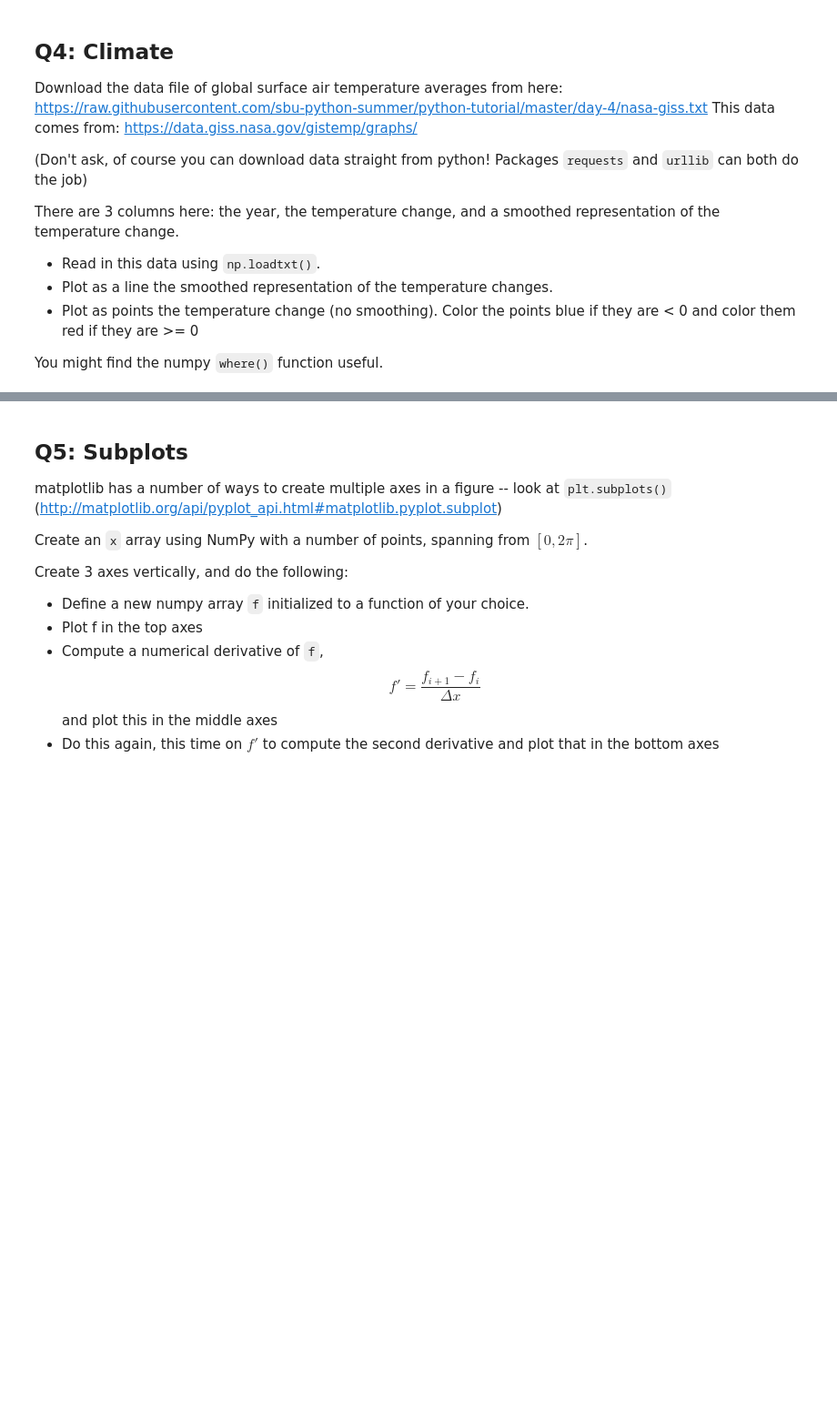
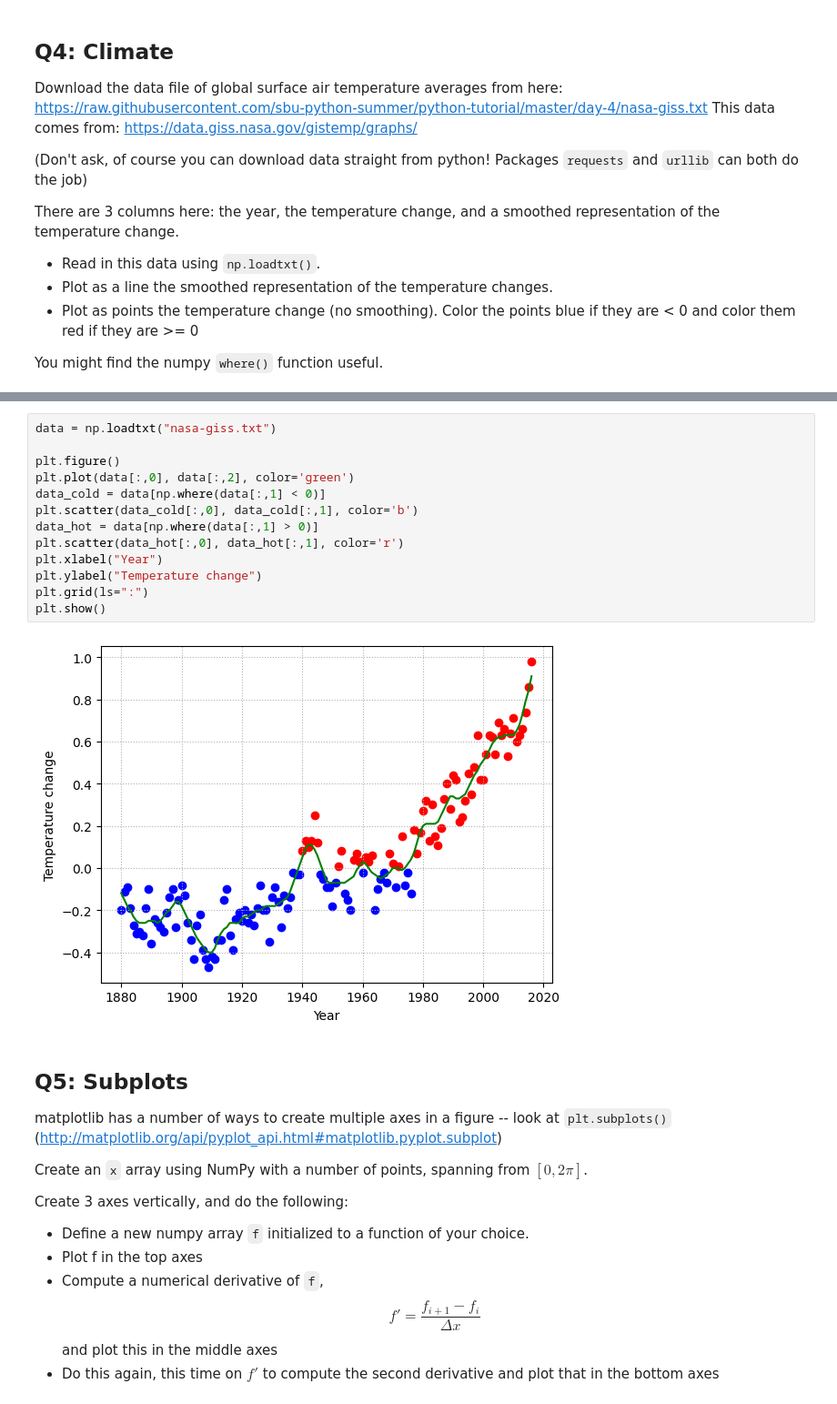
Before and after one commit to APozzi22/scientificcomputing_bicocca_2026, a Jupyter notebook: working/L03_matplotlib.ipynb, the cells around one changed output, grey strips where cells are left out. Shown at 91% size. Cells and saved outputs as stored; diff of their text form; blank space fills up the shorter version.

```diff
--- a/working/L03_matplotlib.ipynb
+++ b/working/L03_matplotlib.ipynb
@@ -71,3 +134,18 @@ You might find the numpy `where()` function useful.
+# %%
+data = np.loadtxt("nasa-giss.txt")
+
+plt.figure()
+plt.plot(data[:,0], data[:,2], color='green')
+data_cold = data[np.where(data[:,1] < 0)]
+plt.scatter(data_cold[:,0], data_cold[:,1], color='b')
+data_hot = data[np.where(data[:,1] > 0)]
+plt.scatter(data_hot[:,0], data_hot[:,1], color='r')
+plt.xlabel("Year")
+plt.ylabel("Temperature change")
+plt.grid(ls=":")
+plt.show()
+# %% [output]
+[figure, added]
 # %% [markdown]
 ## Q5: Subplots
 
```
Also changed, not shown: parts of 8 cells of this notebook, 1 other file.
